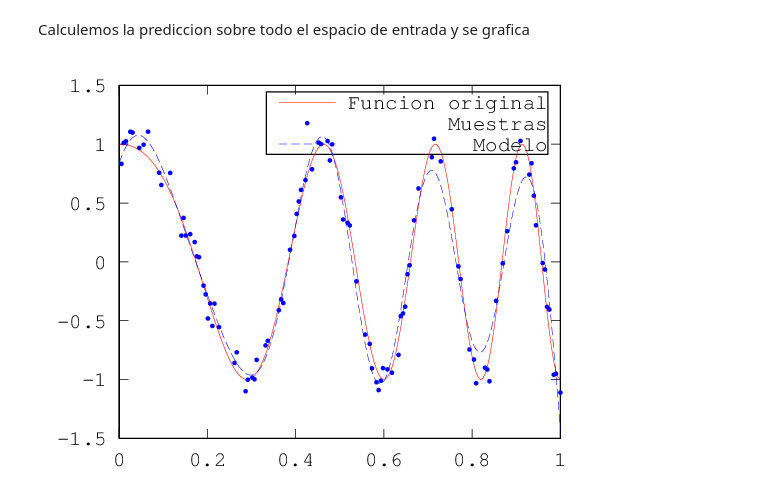
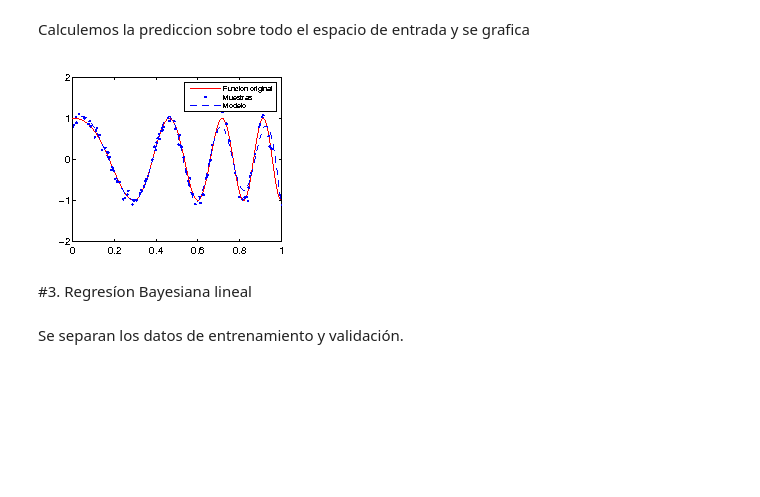
Before and after one commit to anguivego/InformeIA, a Jupyter notebook: lab2/regresion_lineal.ipynb, the cells around one changed output. Saved outputs shown, nothing was run; the diff lists cells and outputs as text; code cells hidden in the pictures; blank space fills up the shorter version.

```diff
--- a/lab2/regresion_lineal.ipynb
+++ b/lab2/regresion_lineal.ipynb
@@ -92,7 +95,11 @@ B=(1/N)*(t-PHI_train*Wml)'*(t-PHI_train*Wml);
 # %% [markdown]
 Calculemos la prediccion sobre todo el espacio de entrada y se grafica
 # %%
-plot(xNtot, yNtot, 'r',x, t, '.b',xNtot,PHI*Wml,'--')
-legend('Funcion original','Muestras','Modelo')
+plot(xNtot, yNtot, 'r',x, t, '.b',xNtot,PHI*Wml,'--');
+h_legend=legend('Funcion original','Muestras','Modelo');
+set(h_legend,'FontSize',7);
+ylim([-2 2]);
 # %% [output]
-[figure, old version]
+[figure, new version]
+# %% [markdown]
+#3. Regresíon Bayesiana lineal
@@ -98,0 +113,2 @@ legend('Funcion original','Muestras','Modelo')
+# %% [markdown]
+Se separan los datos de entrenamiento y validación.
```
Also changed, not shown: parts of 11 cells of this notebook, 2 other files.
